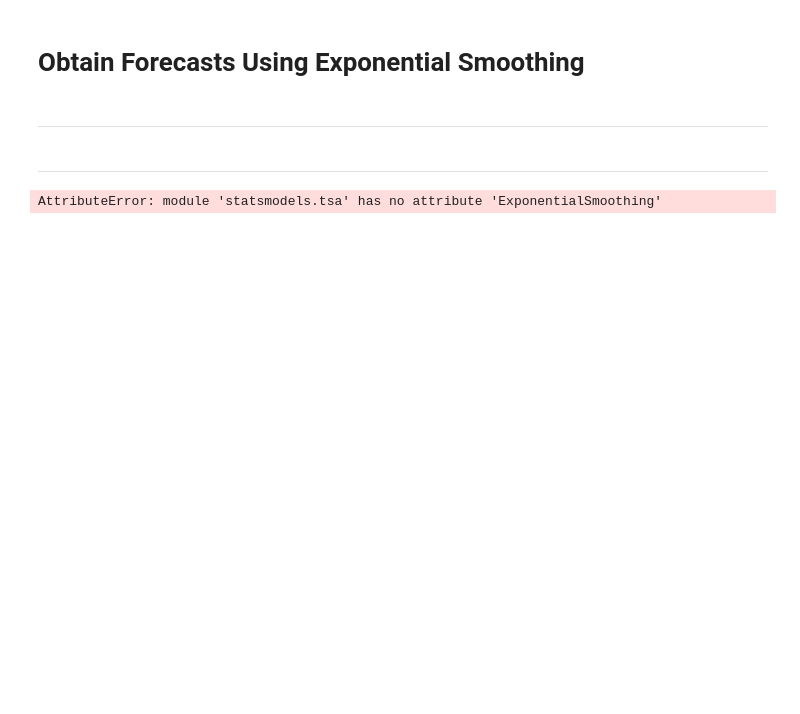
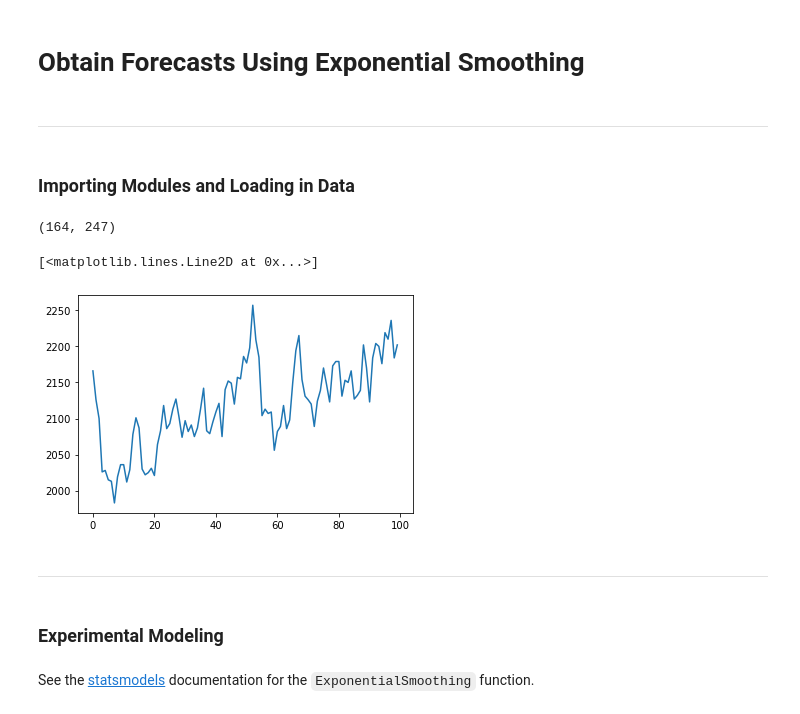
Before and after one commit to cdbale/Privacy-and-Forecasting-Empirical, a Jupyter notebook: Code/Exponential_Smoothing.ipynb, the cells around one changed output. Saved outputs shown, nothing was run; the diff lists cells and outputs as text; code cells hidden in the pictures; blank space fills up the shorter version.

```diff
--- a/Code/Exponential_Smoothing.ipynb
+++ b/Code/Exponential_Smoothing.ipynb
@@ -2,5 +2,7 @@
 # Obtain Forecasts Using Exponential Smoothing
 # %% [markdown]
 ***
+# %% [markdown]
+### Importing Modules and Loading in Data
 # %%
 # load modules
@@ -9,11 +13,23 @@ import numpy as np
 # %%
 # import weekly finance series, skipping column names
 ts = np.genfromtxt("../Data/Train/Clean/weekly_finance_clean.csv", delimiter = ',', skip_header = 1)
+# %%
+ts.shape
+# %% [output]
+(164, 247)
+# %%
+plt.plot(ts[4,:100])
+# %% [output]
+[<matplotlib.lines.Line2D at 0x...>]
+[figure, added]
 # %% [markdown]
 ***
+# %% [markdown]
+### Experimental Modeling
+# %% [markdown]
+See the [statsmodels](https://www.statsmodels.org/dev/generated/statsmodels.tsa.holtwinters.ExponentialSmoothing.html#statsmodels.tsa.holtwinters.ExponentialSmoothing) documentation for the `ExponentialSmoothing` function.
 # %%
 # exponential smoothing function
 # can be used for SES + trend/damped trend + seasonal
-ES = sm.ExponentialSmoothing(ts[0,:100])
+ES = sm.ExponentialSmoothing(endog = ts[4,:100], # time series to model
+                             initialization_method = 'estimated') # method to initialize the recursions
-# %% [output]
-AttributeError: module 'statsmodels.tsa' has no attribute 'ExponentialSmoothing'
```
Also changed, not shown: parts of 23 cells of this notebook, 1 other file.
